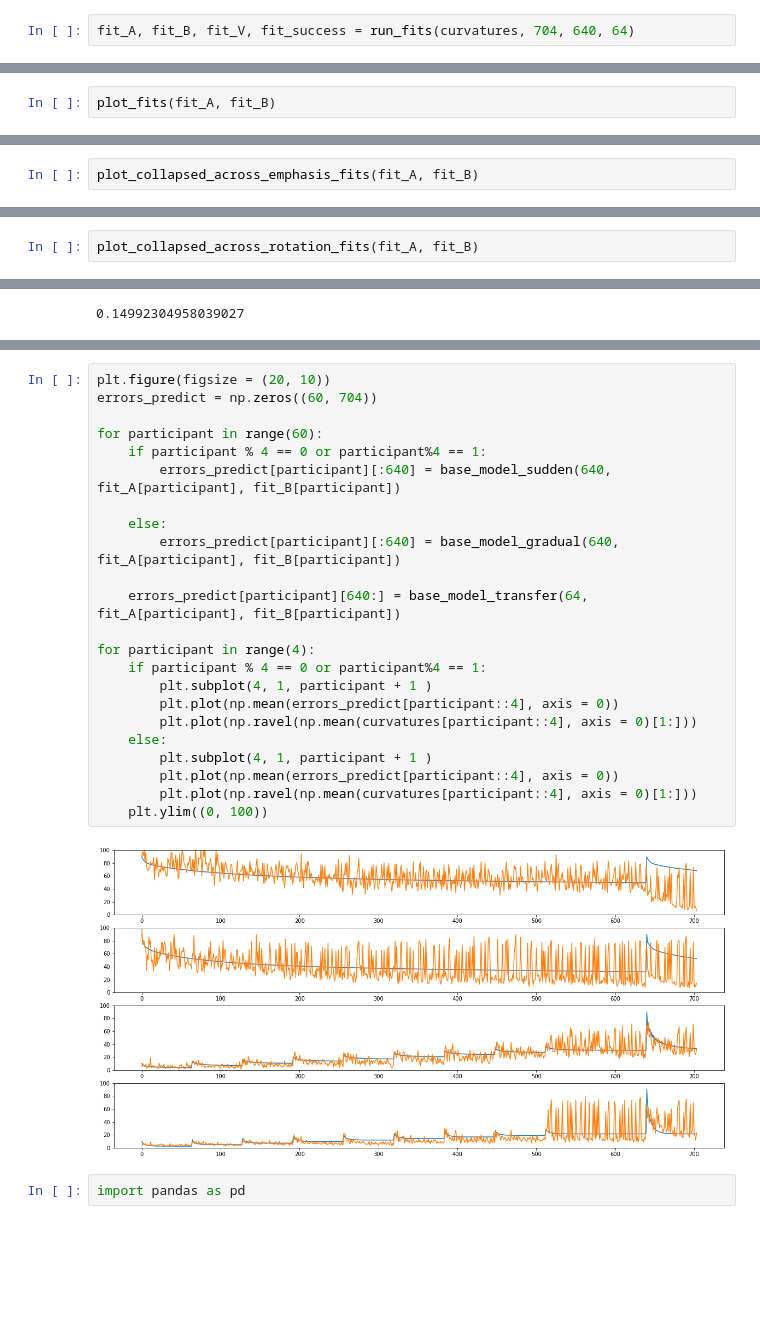
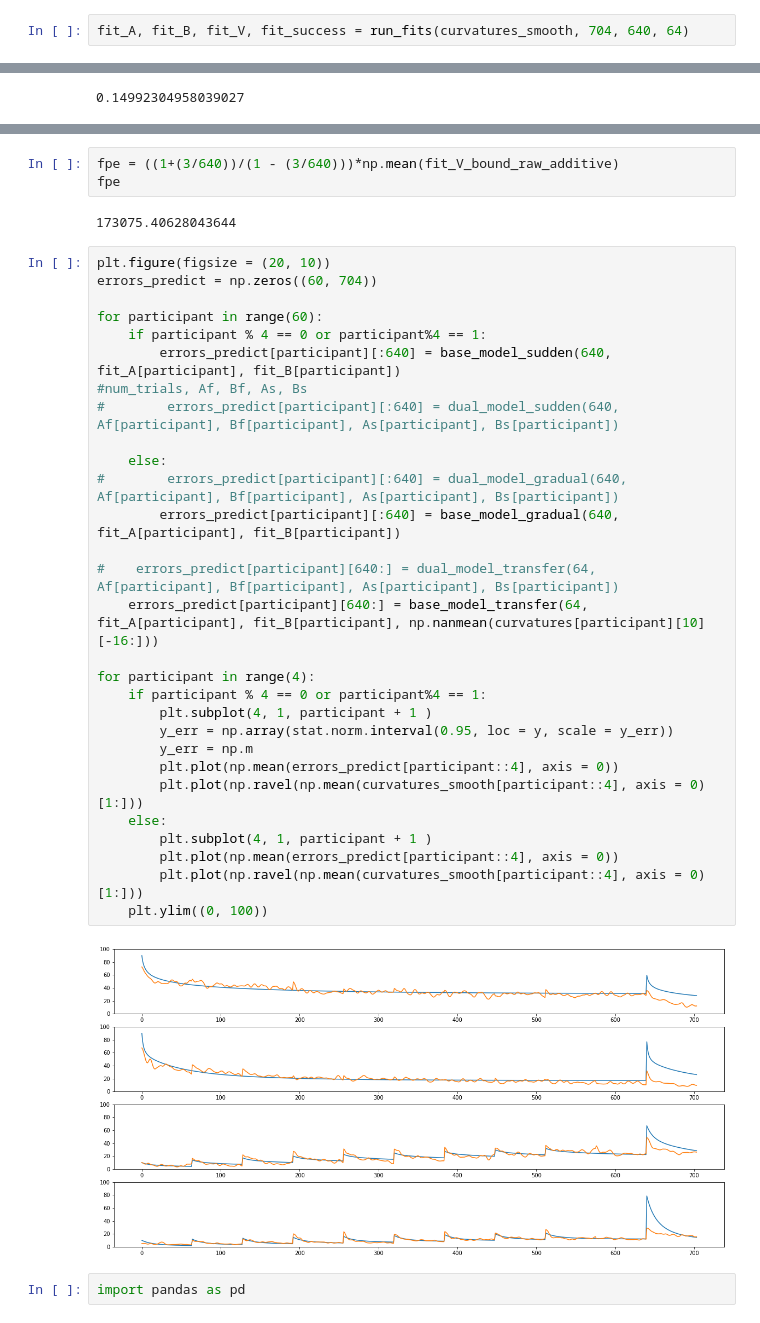
Before and after one commit to tejas-savalia/Lab-Codes, a Jupyter notebook: Psychtoolbox/Visuomotor_Adaptation_Tablet/python_scripts/state_space.ipynb, the cells around one changed output, grey strips where cells are left out. Saved outputs shown, nothing was run; the diff lists cells and outputs as text; blank space fills up the shorter version.

```diff
--- a/Psychtoolbox/Visuomotor_Adaptation_Tablet/python_scripts/state_space.ipynb
+++ b/Psychtoolbox/Visuomotor_Adaptation_Tablet/python_scripts/state_space.ipynb
@@ -200,5 +221,5 @@ np.shape(curvatures_smooth)
 # %% [output]
 (60, 12, 64)
 # %%
-fit_A, fit_B, fit_V, fit_success = run_fits(curvatures, 704, 640, 64)
+fit_A, fit_B, fit_V, fit_success = run_fits(curvatures_smooth, 704, 640, 64)
 # %% [output]
@@ -314,2 +334,0 @@ def plot_fits(fit_A, fit_B):
-# %%
-plot_fits(fit_A, fit_B)
@@ -353,2 +377,0 @@ def plot_collapsed_across_emphasis_fits(fit_A, fit_B):
-# %%
-plot_collapsed_across_emphasis_fits(fit_A, fit_B)
@@ -394,2 +418,0 @@ def plot_collapsed_across_rotation_fits(fit_A, fit_B):
-# %%
-plot_collapsed_across_rotation_fits(fit_A, fit_B)
@@ -747,27 +657,38 @@ np.mean(fit_V_dual)
+# %%
+fpe = ((1+(3/640))/(1 - (3/640)))*np.mean(fit_V_bound_raw_additive)
+fpe
+# %% [output]
+173075.40628043644
 # %%
 plt.figure(figsize = (20, 10))
 errors_predict = np.zeros((60, 704))
 
 for participant in range(60):
     if participant % 4 == 0 or participant%4 == 1:
         errors_predict[participant][:640] = base_model_sudden(640, fit_A[participant], fit_B[participant])
+#num_trials, Af, Bf, As, Bs
+#        errors_predict[participant][:640] = dual_model_sudden(640, Af[participant], Bf[participant], As[participant], Bs[participant])
 
     else:
+#        errors_predict[participant][:640] = dual_model_gradual(640, Af[participant], Bf[participant], As[participant], Bs[participant])
         errors_predict[participant][:640] = base_model_gradual(640, fit_A[participant], fit_B[participant])
 
-    errors_predict[participant][640:] = base_model_transfer(64, fit_A[participant], fit_B[participant])
+#    errors_predict[participant][640:] = dual_model_transfer(64, Af[participant], Bf[participant], As[participant], Bs[participant])
+    errors_predict[participant][640:] = base_model_transfer(64, fit_A[participant], fit_B[participant], np.nanmean(curvatures[participant][10][-16:]))
 
 for participant in range(4):
     if participant % 4 == 0 or participant%4 == 1:
         plt.subplot(4, 1, participant + 1 )
+        y_err = np.array(stat.norm.interval(0.95, loc = y, scale = y_err))
+        y_err = np.m
         plt.plot(np.mean(errors_predict[participant::4], axis = 0))
-        plt.plot(np.ravel(np.mean(curvatures[participant::4], axis = 0)[1:]))
+        plt.plot(np.ravel(np.mean(curvatures_smooth[participant::4], axis = 0)[1:]))
     else:
         plt.subplot(4, 1, participant + 1 )
         plt.plot(np.mean(errors_predict[participant::4], axis = 0))
-        plt.plot(np.ravel(np.mean(curvatures[participant::4], axis = 0)[1:]))
+        plt.plot(np.ravel(np.mean(curvatures_smooth[participant::4], axis = 0)[1:]))
     plt.ylim((0, 100))
 # %% [output]
-[figure, old version]
+[figure, new version]
 # %%
 import pandas as pd
```
Also changed, not shown: parts of 108 cells of this notebook, 35 other files.
